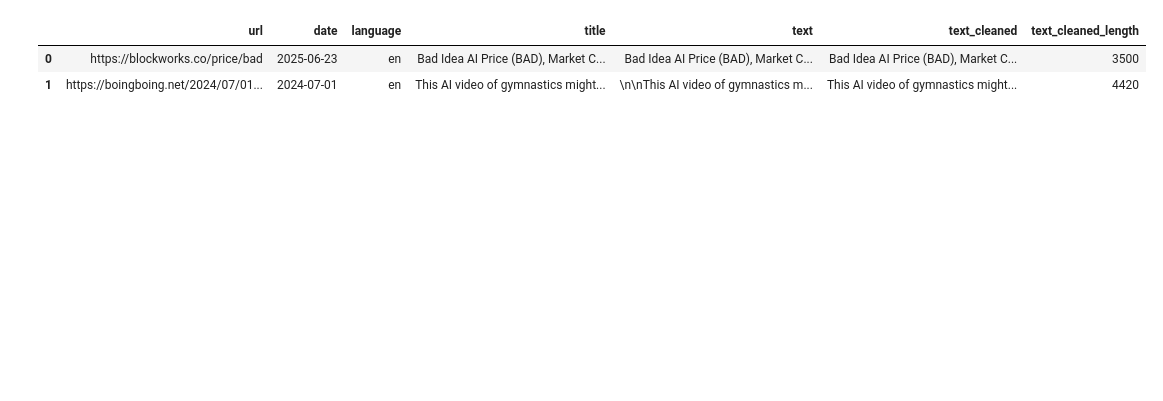
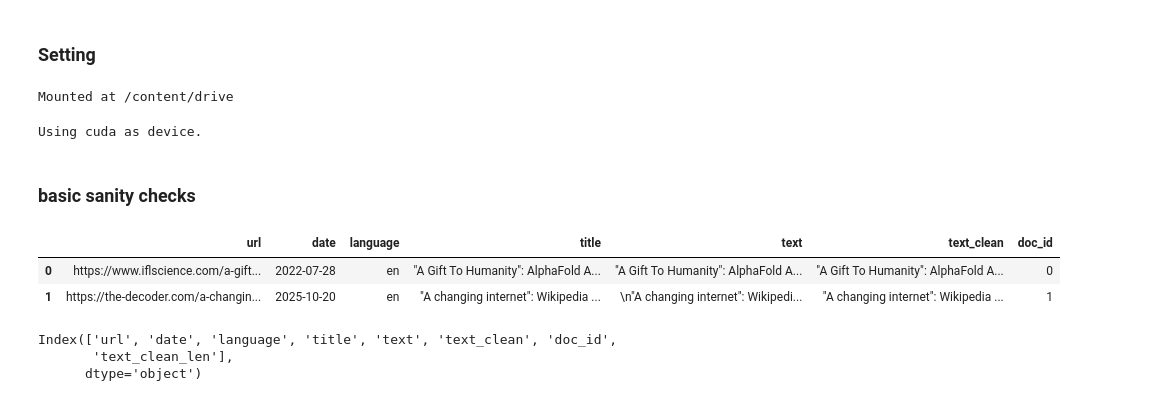
Before and after one commit to Yoki-SyZhang/NLP-How-AI-Impact-Industry, a Jupyter notebook: notebooks/02_Topic_Modeling.ipynb, the cells around one changed output. Saved outputs shown, nothing was run; the diff lists cells and outputs as text; code cells hidden in the pictures; blank space fills up the shorter version.

```diff
--- a/notebooks/02_Topic_Modeling.ipynb
+++ b/notebooks/02_Topic_Modeling.ipynb
@@ -1,3 +1,5 @@
+# %% [markdown]
+### Setting
 # %%
 import pandas as pd
 import numpy as np
@@ -6,8 +8,13 @@ import unicodedata
 import re
 
 from pathlib import Path
-BASE_DIR = Path().resolve().parent
-DATA_DIR = BASE_DIR / "data"
+# BASE_DIR = Path().resolve().parent
+# DATA_DIR = BASE_DIR / "data"
+# DATA_DIR_In = DATA_DIR / "interim"
+
+from google.colab import drive
+drive.mount('/content/drive')
+DATA_DIR = Path("/content/drive/MyDrive/NLP_project")
 
 def show_full(df):
     """
@@ -24,11 +31,33 @@ def show_full(df):
         "display.width", None
     ):
         display(df)
+# %% [output]
+Mounted at /content/drive
+# %%
+import torch
+if torch.cuda.is_available():
+    device = "cuda"
+else:
+    device = "cpu"
+
+print(f"Using {device} as device.")
+# %% [output]
+Using cuda as device.
+# %% [markdown]
+### basic sanity checks
 # %%
-text_path = DATA_DIR / "interim" / "df_clean.parquet"
-df = pd.read_parquet(text_path)
+text_path = DATA_DIR /"df_clean.parquet"
+
+df = pd.read_parquet(text_path).reset_index(drop=True)
 df.head(2)
 # %% [output]
-|  | url | date | language | title | text | text_cleaned | text_cleaned_length |
-| 0 | https://blockworks.co/price/bad | 2025-06-23 | en | Bad Idea AI Price (BAD), Market C... | Bad Idea AI Price (BAD), Market C... | Bad Idea AI Price (BAD), Market C... | 3500 |
-| 1 | https://boingboing.net/2024/07/01... | 2024-07-01 | en | This AI video of gymnastics might... | \n\nThis AI video of gymnastics m... | This AI video of gymnastics might... | 4420 |
+|  | url | date | language | title | text | text_clean | doc_id |
+| 0 | https://www.iflscience.com/a-gift... | 2022-07-28 | en | "A Gift To Humanity": AlphaFold A... | "A Gift To Humanity": AlphaFold A... | "A Gift To Humanity": AlphaFold A... | 0 |
+| 1 | https://the-decoder.com/a-changin... | 2025-10-20 | en | "A changing internet": Wikipedia ... | \n"A changing internet": Wikipedi... | "A changing internet": Wikipedia ... | 1 |
+# %%
+df['text_clean_len'] = df['text_clean'].str.len()
+df.columns
+# %% [output]
+Index(['url', 'date', 'language', 'title', 'text', 'text_clean', 'doc_id',
+       'text_clean_len'],
+      dtype='object')
```
Also changed, not shown: parts of 56 cells of this notebook.
